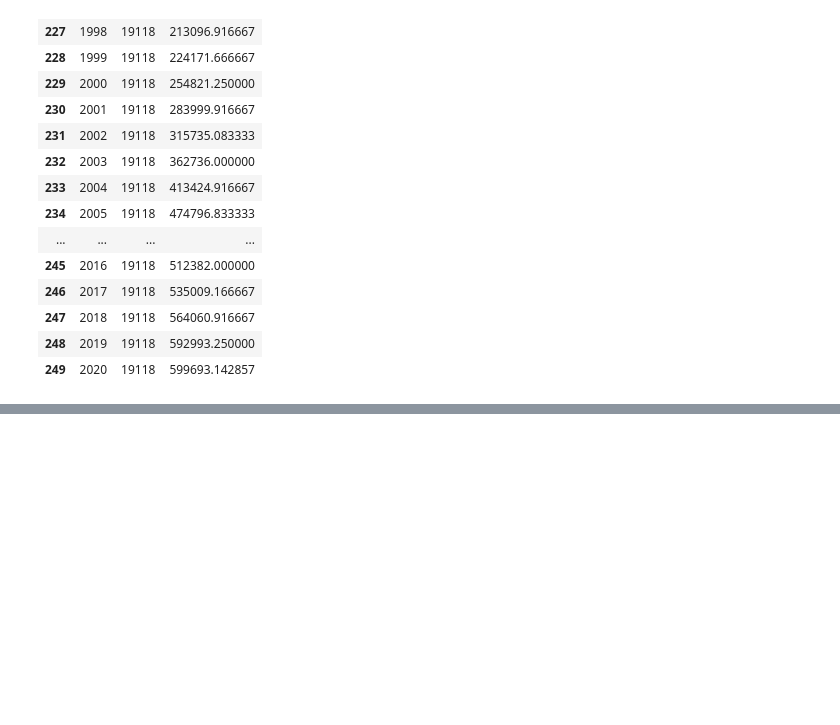
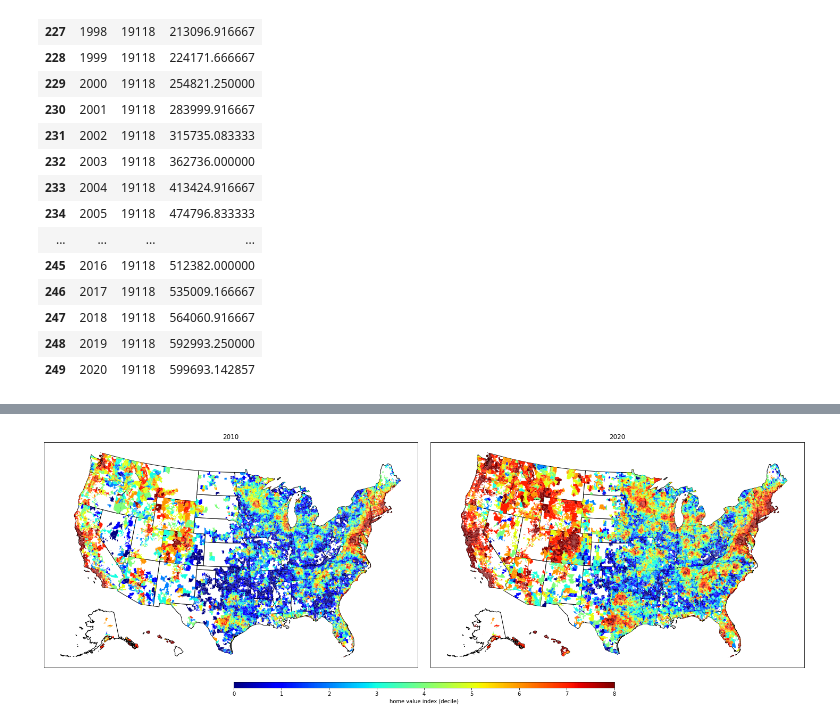
Before and after one commit to asrenninger/wrangling, a Jupyter notebook: python/hw1.ipynb, the cells around one changed output, grey strips where cells are left out. Cells and saved outputs as stored; diff of their text form; code cells hidden in the pictures; blank space fills up the shorter version.

```diff
--- a/python/hw1.ipynb
+++ b/python/hw1.ipynb
@@ -153,0 +226,32 @@ Text(0.5, 0.98, 'Home Values in Philadelphia')
+# %%
+fig, axs = plt.subplots(1,2, figsize=(20,12),
+                        facecolor='w',
+                        constrained_layout=True,
+                        sharex=True, sharey=True,
+                        subplot_kw=dict(aspect='equal'))
+
+plt.title('Home Values in America', size=20, weight='bold')
+
+axs = axs.ravel()
+
+shape['deciles'] = pd.qcut(shape.price, 9, labels=False)
+deciles = shape[shape['year']==2020].price.quantile(q=[0.1,0.2,0.3,0.4,0.5,0.6,0.7,0.8,0.9])
+
+years = [2010, 2020]
+
+for i in np.arange(0, len(years)):
+
+  year = years[i]
+
+  axs[i].set_title(year)
+  axs[i].set_xticks([])
+  axs[i].set_yticks([])
+
+  background.plot(color='white', edgecolor='black', ax=axs[i])
+
+  shape[shape['year']==year].plot('deciles', ax=axs[i], cmap='jet')
+
+patch_col = axs[1].collections[1]
+cb = fig.colorbar(patch_col, ax=axs, shrink=0.5, label='home value index (decile)', orientation="horizontal")
+# %% [output]
+[figure, added]
```
Also changed, not shown: parts of 9 cells of this notebook.
